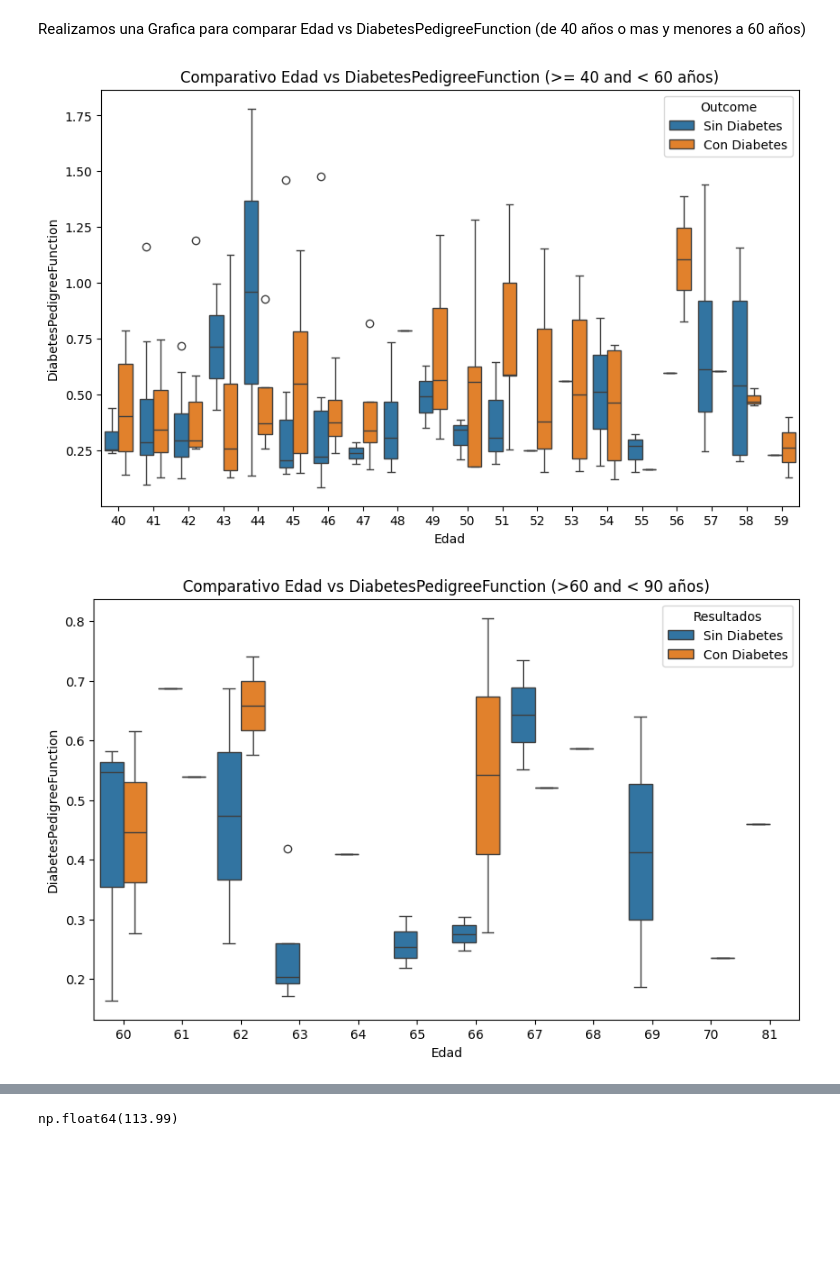
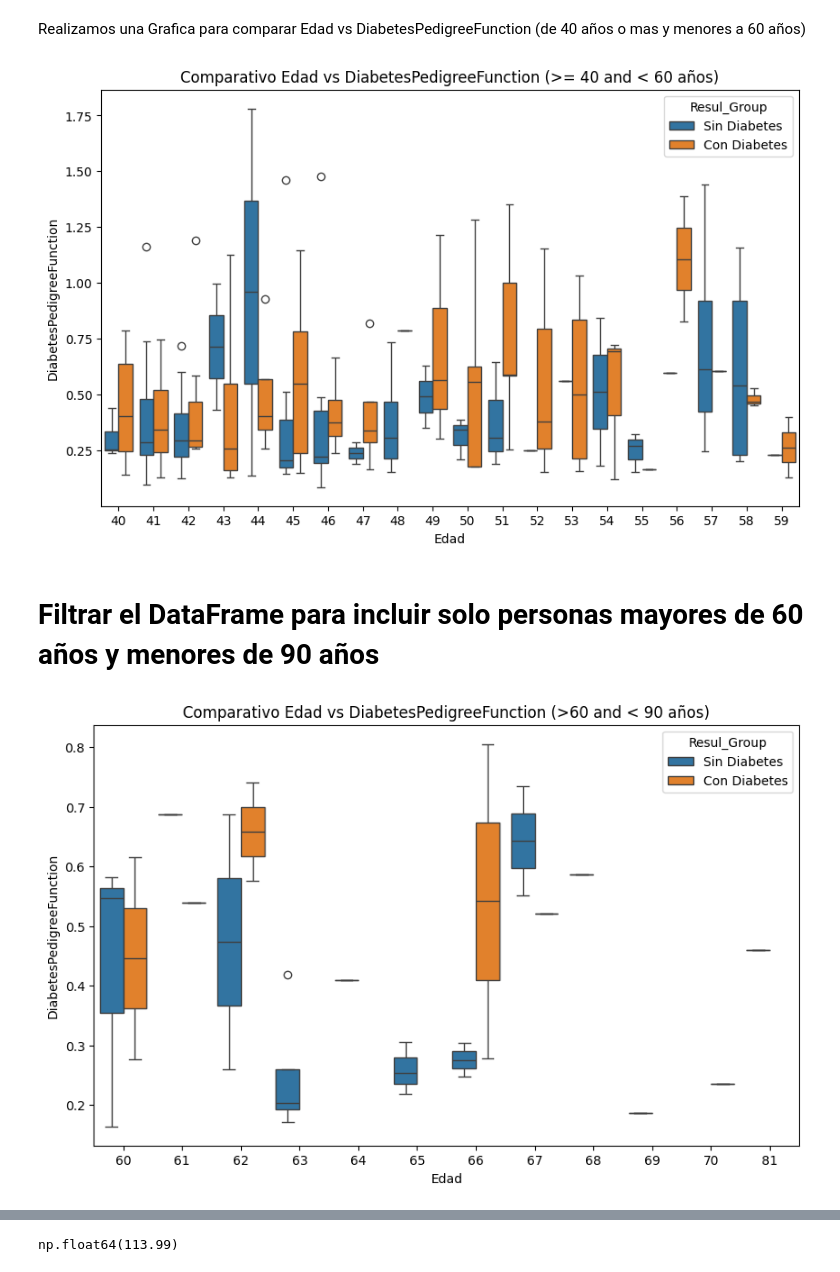
Before and after one commit to gabrielcan/ModeloDeDatosDiabetesPima, a Jupyter notebook: ModeloDiabetes.ipynb, the cells around one changed output, grey strips where cells are left out. Drawn from its saved outputs; the diff is of its cells as text; code cells hidden in the pictures; blank space fills up the shorter version.

```diff
--- a/ModeloDiabetes.ipynb
+++ b/ModeloDiabetes.ipynb
@@ -503,0 +867,3 @@ df_limpio[df_limpio.SkinThickness.isna()]
+# %%
+valorSkinThicknessConDiabetes = df_SkinThickness_ConDiabetes['SkinThickness'].mean().round(0)
+print("Valor medio del campo SkinThickness en df_SkinThickness_ConDiabetes es : ",valorSkinThicknessConDiabetes)
@@ -503,0 +874,2 @@ df_limpio[df_limpio.SkinThickness.isna()]
+# %%
+df_limpio.loc[index_SkinThicknessConDiabetes, 'SkinThickness'] = valorSkinThicknessConDiabetes
@@ -503,0 +894,4 @@ df_limpio[df_limpio.SkinThickness.isna()]
+# %%
+df=df_limpio
+df.reset_index(drop=True, inplace=True)
+df
@@ -505,0 +937,9 @@ Varificamos los valores unicos que tiene el campo "Outcome", el cual indica si e
+# %%
+# Identificar los índices que cumplen la condición
+indices_a_eliminar = df.loc[df['BMI'].isna()].index
+
+# Eliminar los registros basados en los índices
+df.drop(indices_a_eliminar, inplace=True)
+
+# Verificar que los registros fueron eliminados
+print(df)
@@ -711,40 +1144,32 @@ plt.show()
 Realizamos una Grafica para comparar Edad vs DiabetesPedigreeFunction (de 40 años o mas y menores a 60 años)
 # %%
 # Filtrar el DataFrame para incluir solo personas mayores de 40 años y menores de 60 años
-df_Mayores_40 = df_presionMayorCero[(df_presionMayorCero['Age'] >= 40) & (df_presionMayorCero['Age'] < 60)]
+df_Mayores_40 = df[(df['Age'] >= 40) & (df['Age'] < 60)]
 
 # Crear el boxplot
 plt.figure(figsize=(10, 6))
-sns.boxplot(x='Age', y='DiabetesPedigreeFunction', hue='Outcome', data=df_Mayores_40)
+sns.boxplot(x='Age', y='DiabetesPedigreeFunction', hue='Resul_Group', data=df_Mayores_40)
 plt.title('Comparativo Edad vs DiabetesPedigreeFunction (>= 40 and < 60 años)')
 plt.ylabel('DiabetesPedigreeFunction')
 plt.xlabel('Edad')
 
-# Cambiar los valores en la leyenda
-handles, labels = plt.gca().get_legend_handles_labels()
-labels = ['Con Diabetes' if label == '1' else 'Sin Diabetes' for label in labels]
-plt.legend(handles, labels, title='Outcome')
-
 plt.show()
 # %% [output]
-[figure, old version]
+[figure, new version]
+# %% [markdown]
+# Filtrar el DataFrame para incluir solo personas mayores de 60 años y menores de 90 años
 # %%
 # Filtrar el DataFrame para incluir solo personas mayores de 60 años y menores de 90 años
-df_Mayores_60 = df_presionMayorCero[(df_presionMayorCero['Age'] >= 60) & (df_presionMayorCero['Age'] < 90)]
+df_Mayores_60 = df[(df['Age'] >= 60) & (df['Age'] < 90)]
 
 # Crear el boxplot
 plt.figure(figsize=(10, 6))
-sns.boxplot(x='Age', y='DiabetesPedigreeFunction', hue='Outcome', data=df_Mayores_60)
+sns.boxplot(x='Age', y='DiabetesPedigreeFunction', hue='Resul_Group', data=df_Mayores_60)
 plt.title('Comparativo Edad vs DiabetesPedigreeFunction (>60 and < 90 años)')
 plt.ylabel('DiabetesPedigreeFunction')
 plt.xlabel('Edad')
 
-# Cambiar los valores en la leyenda
-handles, labels = plt.gca().get_legend_handles_labels()
-labels = ['Con Diabetes' if label == '1' else 'Sin Diabetes' for label in labels]
-plt.legend(handles, labels, title='Resultados')
-
 plt.show()
 # %% [output]
-[figure, old version]
+[figure, new version]
 # %% [markdown]
```
Also changed, not shown: parts of 125 cells of this notebook.
